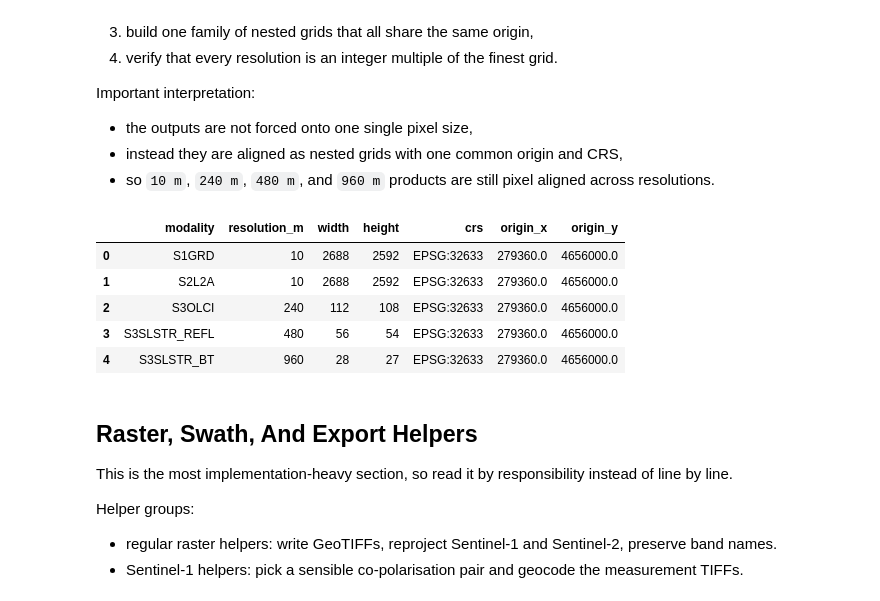
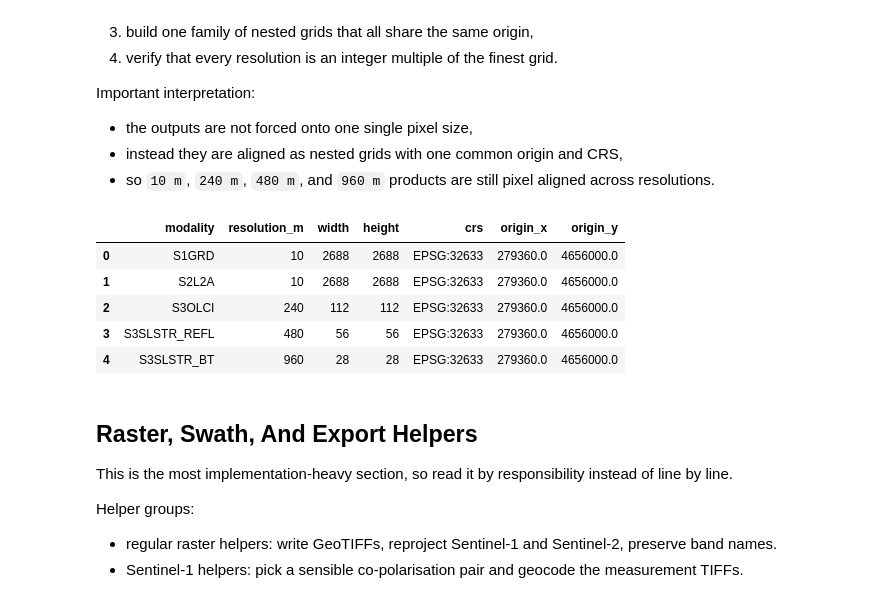
Before and after one commit to ESA-PhiLab/phidown, a Jupyter notebook: notebooks/9_s1_s2_s3_thor_workflow.ipynb, the cells around one changed output. Cells and saved outputs as stored; diff of their text form; code cells hidden in the pictures.

```diff
--- a/notebooks/9_s1_s2_s3_thor_workflow.ipynb
+++ b/notebooks/9_s1_s2_s3_thor_workflow.ipynb
@@ -109,6 +109,7 @@ start_date = "2024-04-24T00:00:00"
 end_date = "2024-04-30T23:59:59"
 top_per_sensor = 100
 cloud_cover_threshold = 20
+min_aoi_overlap = 0.2  # Minimum fraction of AOI covered by a product footprint.
 
 download_dir = "./data/9_s1_s2_s3_thor_workflow"
 output_dir = "./out/9_s1_s2_s3_thor_workflow"
@@ -388,18 +418,29 @@ for sensor_key in SENSOR_ORDER:
         top_per_sensor=top_per_sensor,
         cloud_cover_threshold=cloud_cover_threshold,
     )
+    raw_count = len(table)
+    table = filter_by_aoi_overlap(table, aoi_wkt, min_aoi_overlap)
     search_tables[sensor_key] = table
     search_overview.append(
         {
             "sensor": SENSOR_CONFIG[sensor_key]["label"],
-            "rows": len(table),
-            "first_start": table["start_time"].min(),
-            "last_start": table["start_time"].max(),
+            "raw_rows": raw_count,
+            "rows_after_overlap_filter": len(table),
+            "first_start": table["start_time"].min() if len(table) else None,
+            "last_start": table["start_time"].max() if len(table) else None,
         }
     )
+    if table.empty:
+        raise LookupError(
+            f"No {SENSOR_CONFIG[sensor_key]['label']} products have >= {min_aoi_overlap:.0%} AOI overlap"
+        )
 
 search_overview_df = pd.DataFrame(search_overview)
 display(search_overview_df)
 for sensor_key in SENSOR_ORDER:
-    display(search_tables[sensor_key][["Name", "start_time", "end_time"]].head(3))
+    display(
+        search_tables[sensor_key][
+            ["Name", "start_time", "end_time", "aoi_overlap"]
+        ].head(3)
+    )
 # %% [output]
@@ -639,6 +684,13 @@ def build_aligned_grid_family(aoi_wkt: str, resolution_map: dict[str, int]) -> d
     max_resolution = max(resolution_map.values())
     minx, miny, maxx, maxy = snap_bounds(*aoi_target.bounds, snap_step=max_resolution)
 
+    # Make the grid square by extending the shorter dimension.
+    extent_x = maxx - minx
+    extent_y = maxy - miny
+    max_extent = max(extent_x, extent_y)
+    maxx = minx + max_extent  # extend right
+    miny = maxy - max_extent  # extend down
+
     grid_family = {}
     for label, resolution_m in resolution_map.items():
         width_f = (maxx - minx) / resolution_m
@@ -660,46 +712,51 @@ def build_aligned_grid_family(aoi_wkt: str, resolution_map: dict[str, int]) -> d
             "aoi_target": aoi_target,
             "bounds_target": (minx, miny, maxx, maxy),
         }
-        grid_family[label]["mask"] = build_aoi_mask(grid_family[label])
-        grid_family[label]["target_lons"], grid_family[label]["target_lats"] = build_target_lonlat(grid_family[label])
+        # rotated polygon
+        # grid_family[label]["mask"] = build_aoi_mask(grid_family[label])
+        # axis aligned
+        grid_family[label]["mask"] = np.ones((height, width), dtype=bool)
+        grid_family[label]["target_lons"], grid_family[label]["target_lats"] = (
+            build_target_lonlat(grid_family[label])
+        )
     return grid_family
 
 
 def verify_grid_family(grid_family: dict[str, dict]) -> pd.DataFrame:
     rows = []
     for label, grid in grid_family.items():
         rows.append(
             {
                 "modality": label,
                 "resolution_m": grid["resolution_m"],
                 "width": grid["width"],
                 "height": grid["height"],
                 "crs": str(grid["crs"]),
                 "origin_x": grid["transform"].c,
                 "origin_y": grid["transform"].f,
             }
         )
     verification_df = pd.DataFrame(rows).sort_values("resolution_m").reset_index(drop=True)
     assert verification_df["crs"].nunique() == 1, "Grid family does not share a single CRS"
     assert verification_df["origin_x"].nunique() == 1, "Grid family does not share a single X origin"
     assert verification_df["origin_y"].nunique() == 1, "Grid family does not share a single Y origin"
     finest_resolution = verification_df["resolution_m"].min()
     for value in verification_df["resolution_m"]:
         ratio = value / finest_resolution
         assert abs(ratio - round(ratio)) < 1e-9, "Grid resolutions are not integer multiples of the finest GSD"
     return verification_df
 
 
 grid_family = build_aligned_grid_family(aoi_wkt, resolution_map)
 grid_family_df = verify_grid_family(grid_family)
 display(grid_family_df)
 # %% [output]
 |  | modality | resolution_m | width | height | crs | origin_x | origin_y |
-| 0 | S1GRD | 10 | 2688 | 2592 | EPSG:32633 | 279360.0 | 4656000.0 |
-| 1 | S2L2A | 10 | 2688 | 2592 | EPSG:32633 | 279360.0 | 4656000.0 |
-| 2 | S3OLCI | 240 | 112 | 108 | EPSG:32633 | 279360.0 | 4656000.0 |
-| 3 | S3SLSTR_REFL | 480 | 56 | 54 | EPSG:32633 | 279360.0 | 4656000.0 |
-| 4 | S3SLSTR_BT | 960 | 28 | 27 | EPSG:32633 | 279360.0 | 4656000.0 |
+| 0 | S1GRD | 10 | 2688 | 2688 | EPSG:32633 | 279360.0 | 4656000.0 |
+| 1 | S2L2A | 10 | 2688 | 2688 | EPSG:32633 | 279360.0 | 4656000.0 |
+| 2 | S3OLCI | 240 | 112 | 112 | EPSG:32633 | 279360.0 | 4656000.0 |
+| 3 | S3SLSTR_REFL | 480 | 56 | 56 | EPSG:32633 | 279360.0 | 4656000.0 |
+| 4 | S3SLSTR_BT | 960 | 28 | 28 | EPSG:32633 | 279360.0 | 4656000.0 |
 # %% [markdown]
 ## Raster, Swath, And Export Helpers
 
```
Also changed, not shown: parts of 8 cells of this notebook, 1 other file.
